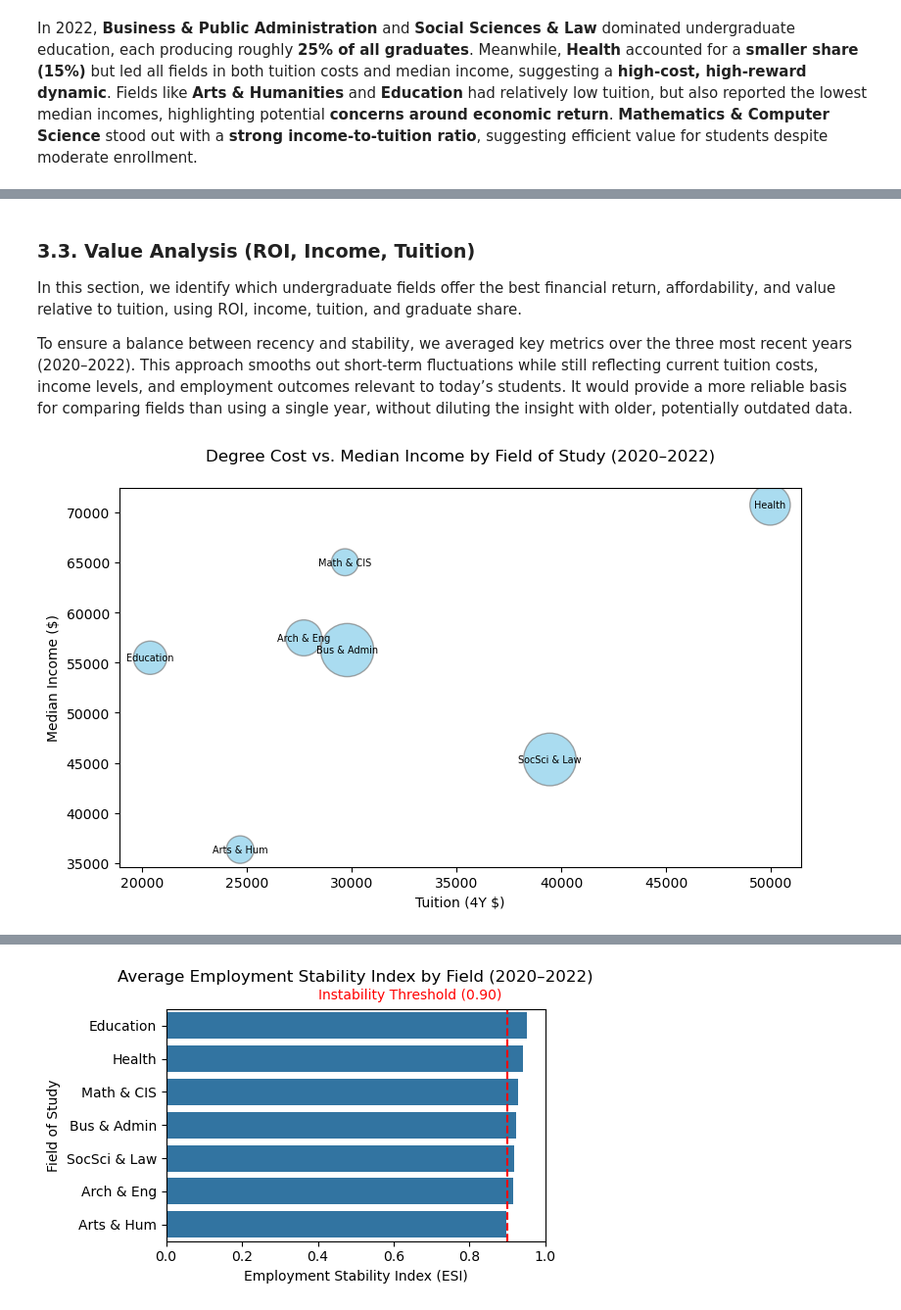
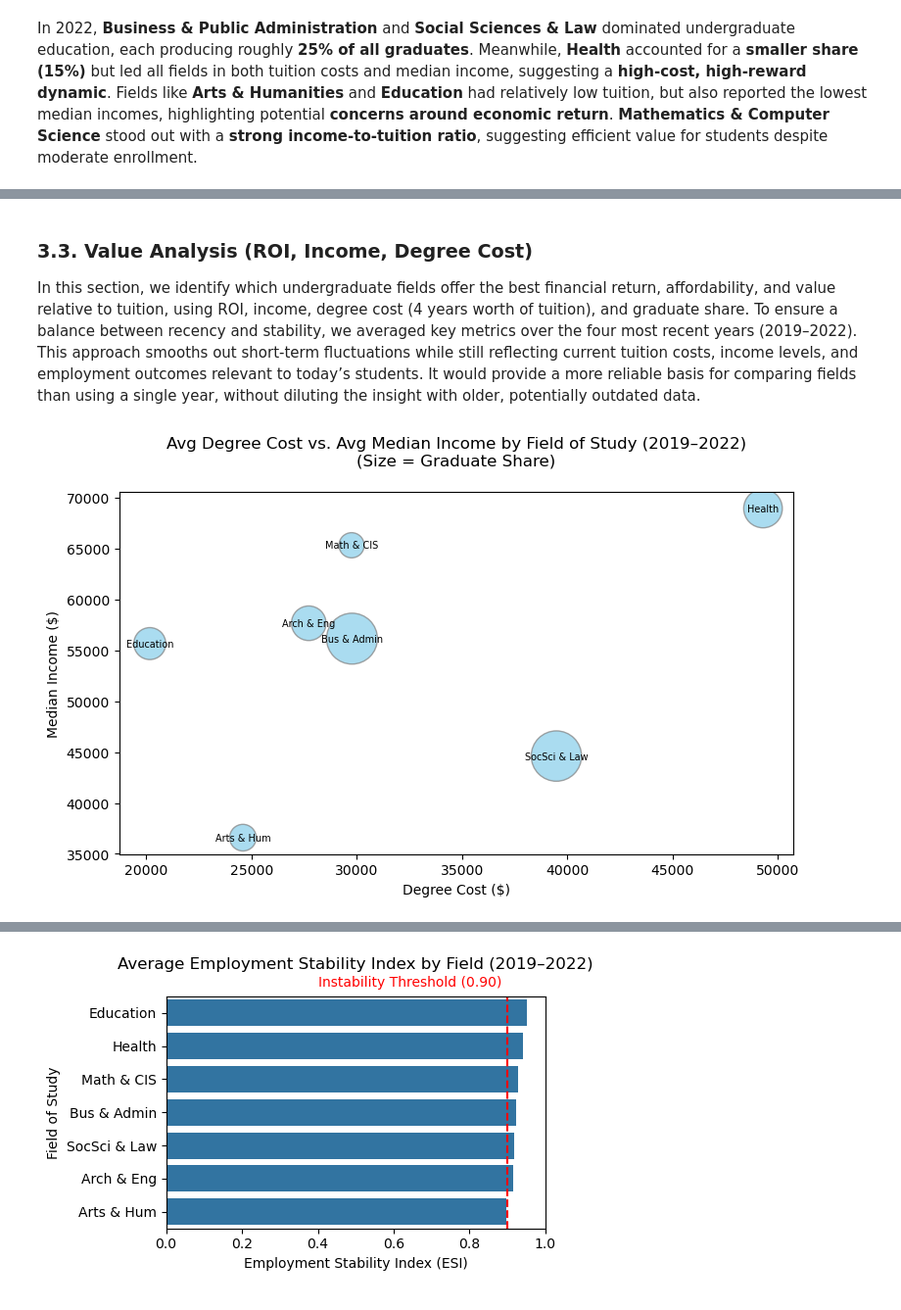
Before and after one commit to cdngouma/graduate-roi-canada, a Jupyter notebook: 02-analyze-education-roi.ipynb.ipynb, the cells around one changed output, grey strips where cells are left out. Shown at 98% size. Saved outputs shown, nothing was run; the diff lists cells and outputs as text; code cells hidden in the pictures.

Commit message:
Completed analysis

```diff
--- a/02-analyze-education-roi.ipynb.ipynb
+++ b/02-analyze-education-roi.ipynb.ipynb
@@ -148,9 +213,7 @@ In 2022, **Business & Public Administration** and **Social Sciences & Law** domi
 # %% [markdown]
-### 3.3. Value Analysis (ROI, Income, Tuition)
-In this section, we identify which undergraduate fields offer the best financial return, affordability, and value relative to tuition, using ROI, income, tuition, and graduate share.
-
-To ensure a balance between recency and stability, we averaged key metrics over the three most recent years (2020–2022). This approach smooths out short-term fluctuations while still reflecting current tuition costs, income levels, and employment outcomes relevant to today’s students. It would provide a more reliable basis for comparing fields than using a single year, without diluting the insight with older, potentially outdated data.
+### 3.3. Value Analysis (ROI, Income, Degree Cost)
+In this section, we identify which undergraduate fields offer the best financial return, affordability, and value relative to tuition, using ROI, income, degree cost (4 years worth of tuition), and graduate share. To ensure a balance between recency and stability, we averaged key metrics over the four most recent years (2019–2022). This approach smooths out short-term fluctuations while still reflecting current tuition costs, income levels, and employment outcomes relevant to today’s students. It would provide a more reliable basis for comparing fields than using a single year, without diluting the insight with older, potentially outdated data.
-# %%
-plots.plot_income_vs_tuition_bubble(data, height=5, width=8, bubble_size=60)
-# %% [output]
-[figure, removed]
+# %%
+plots.plot_income_vs_tuition_bubble(data, height=5, width=8, bubble_size=55, num_years=4)
+# %% [output]
+[figure, added]
```
Also changed, not shown: parts of 42 cells of this notebook, 13 other files.
